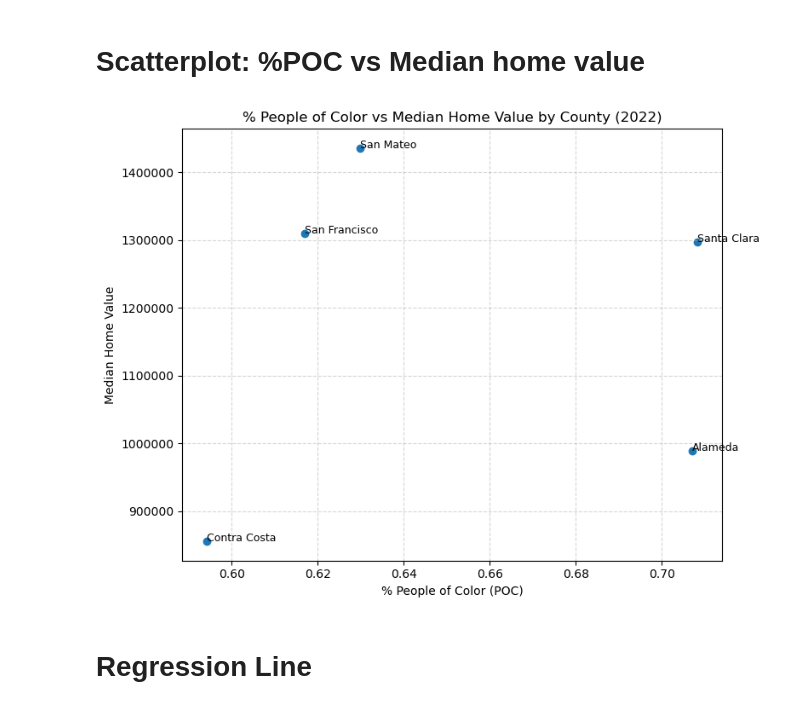
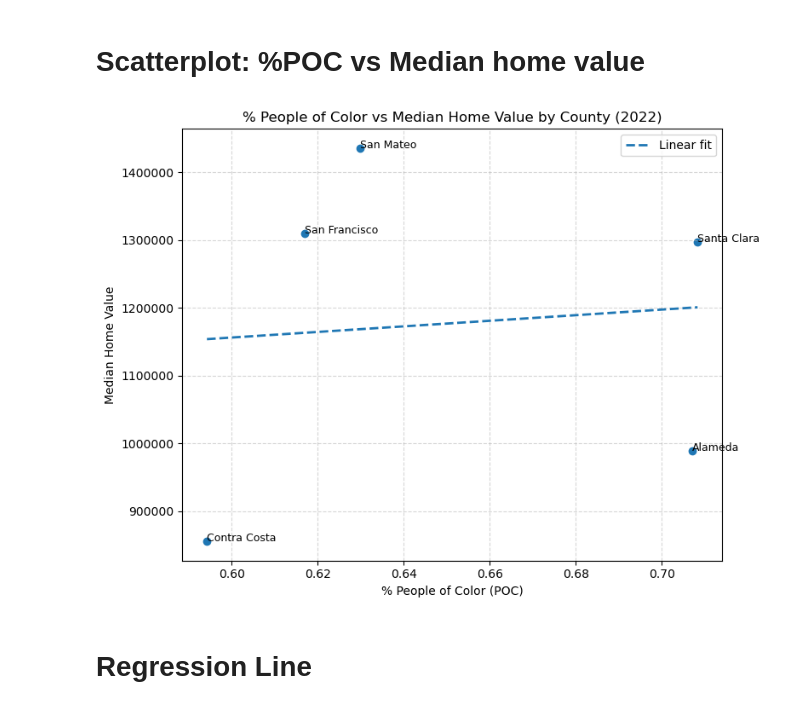
Before and after one commit to UCB-stat-159-f25/final-group10, a Jupyter notebook: ACSdataPlots(new).ipynb, the cells around one changed output. Saved outputs shown, nothing was run; the diff lists cells and outputs as text; code cells hidden in the pictures.

```diff
--- a/ACSdataPlots(new).ipynb
+++ b/ACSdataPlots(new).ipynb
@@ -215,33 +216,59 @@ This chart indicates that, despite differences in pace, the Bay Area as a whole
 # %% [markdown]
 #  Scatterplot: %POC vs Median home value
 # %%
+import numpy as np
+from pathlib import Path
+import matplotlib.pyplot as plt
+
 scatter_data = county_year[county_year["year"] == year].dropna(
     subset=["pct_poc", "median_home_value"]
 )
 
+x = scatter_data["pct_poc"]
+y = scatter_data["median_home_value"]
+
 fig, ax = plt.subplots(figsize=(8, 6))
 
-ax.scatter(scatter_data["pct_poc"], scatter_data["median_home_value"])
+# Scatter
+ax.scatter(x, y)
 
-# Add county labels next to points
+# County labels
 for _, row in scatter_data.iterrows():
-    ax.text(row["pct_poc"],
-            row["median_home_value"],
-            row["county_name"],
-            fontsize=9)
+    ax.text(
+        row["pct_poc"],
+        row["median_home_value"],
+        row["county_name"],
+        fontsize=9,
+    )
 
+# Line of best fit
+coef = np.polyfit(x, y, 1)        # slope, intercept
+poly1d_fn = np.poly1d(coef)
+
+x_line = np.linspace(x.min(), x.max(), 100)
+ax.plot(
+    x_line,
+    poly1d_fn(x_line),
+    linestyle="--",
+    linewidth=2,
+    label="Linear fit"
+)
+
+# Labels and styling
 ax.set_title(f"% People of Color vs Median Home Value by County ({year})")
 ax.set_xlabel("% People of Color (POC)")
 ax.set_ylabel("Median Home Value")
 ax.ticklabel_format(axis="y", style="plain")
 ax.grid(True, linestyle="--", alpha=0.5)
+ax.legend()
 
 plt.tight_layout()
+
 Path("figures").mkdir(parents=True, exist_ok=True)
-fig.savefig("figures/acs_%POC_vs_Median_home_value.png", dpi=300, bbox_inches="tight")
+fig.savefig("figures/acs_pctPOC_vs_median_home_value.png", dpi=300, bbox_inches="tight")
 plt.show()
 # %% [output]
-[figure, old version]
+[figure, new version]
 # %% [markdown]
 # Regression Line
 # %%
```
Also changed, not shown: parts of 1 cell of this notebook, 15 other files.
